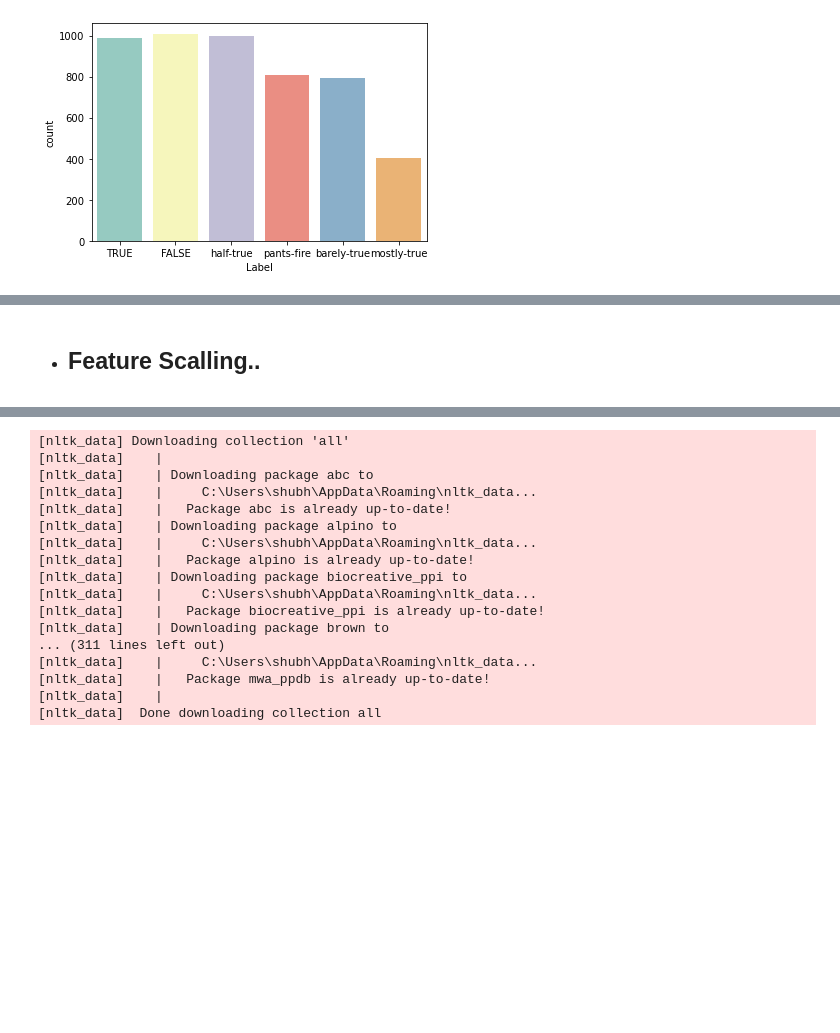
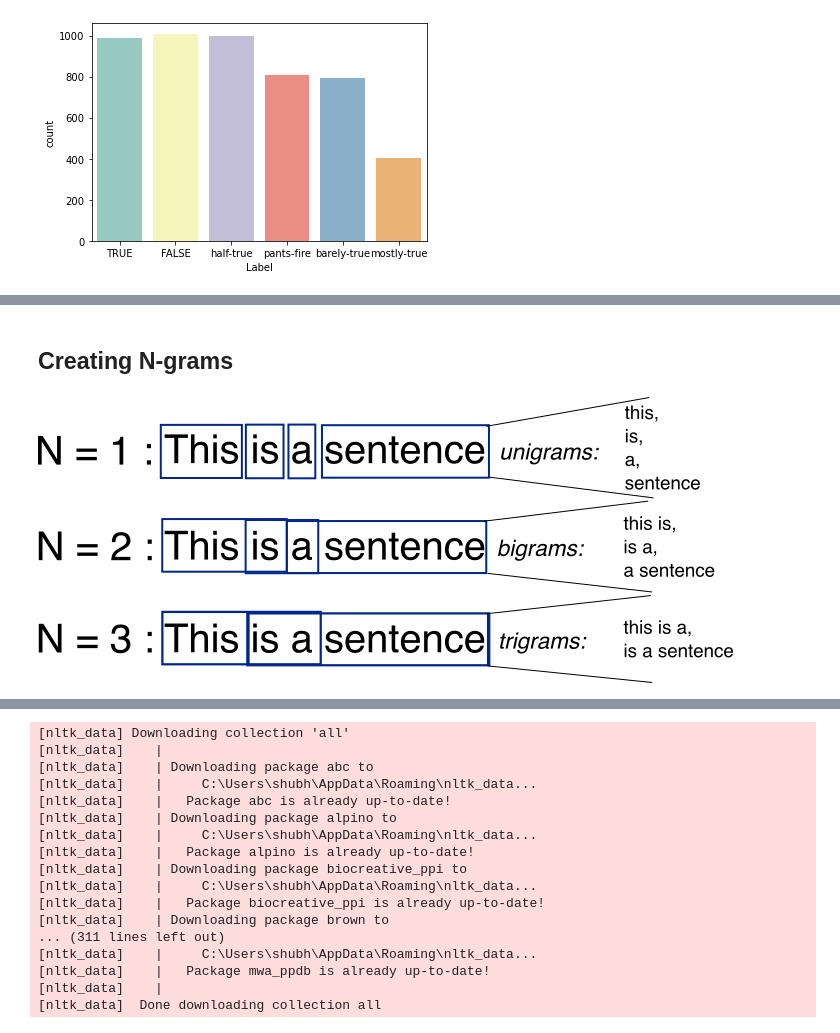
Before and after one commit to ShubhiKhanna/Fake-News, a Jupyter notebook: Fake_News_Detector (6 classifications).ipynb, the cells around one changed output, grey strips where cells are left out. Drawn from its saved outputs; the diff is of its cells as text; code cells hidden in the pictures; blank space fills up the shorter version.

```diff
--- a/Fake_News_Detector (6 classifications).ipynb
+++ b/Fake_News_Detector (6 classifications).ipynb
@@ -139,0 +111,6 @@ def data_process(data, exclude_stopword = True, stem = True):
+# %% [markdown]
+## Creating N-grams
+# %%
+Image("ngrams.png")
+# %% [output]
+[figure, added]
@@ -185,5 +160,3 @@ porter_str = PorterStemmer()
 # %%
 def porter_tokenizer(statement):
     return [porter.stem(word) for word in statement.split()]
-# %% [markdown]
-* ## Feature Scalling..
```
Also changed, not shown: parts of 43 cells of this notebook.
